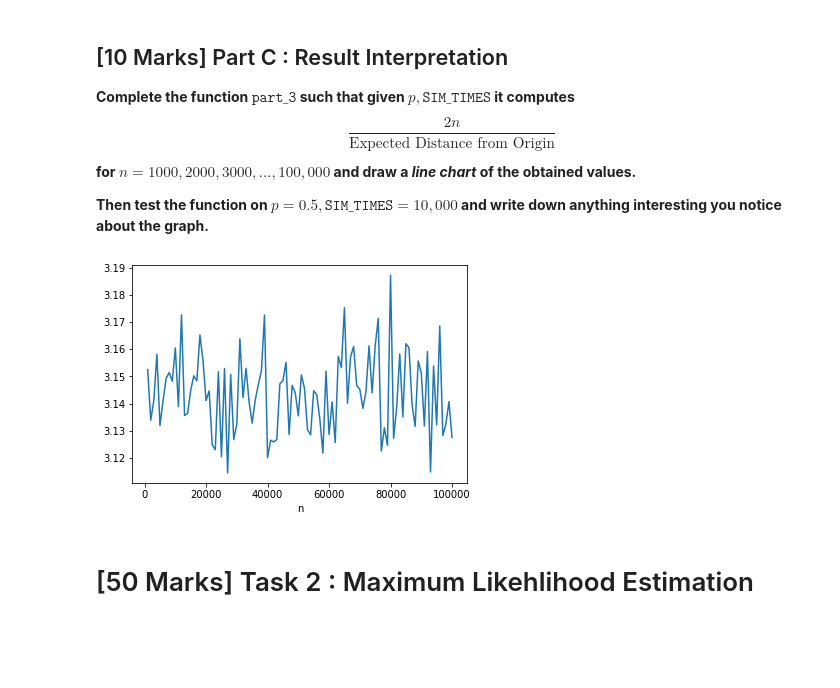
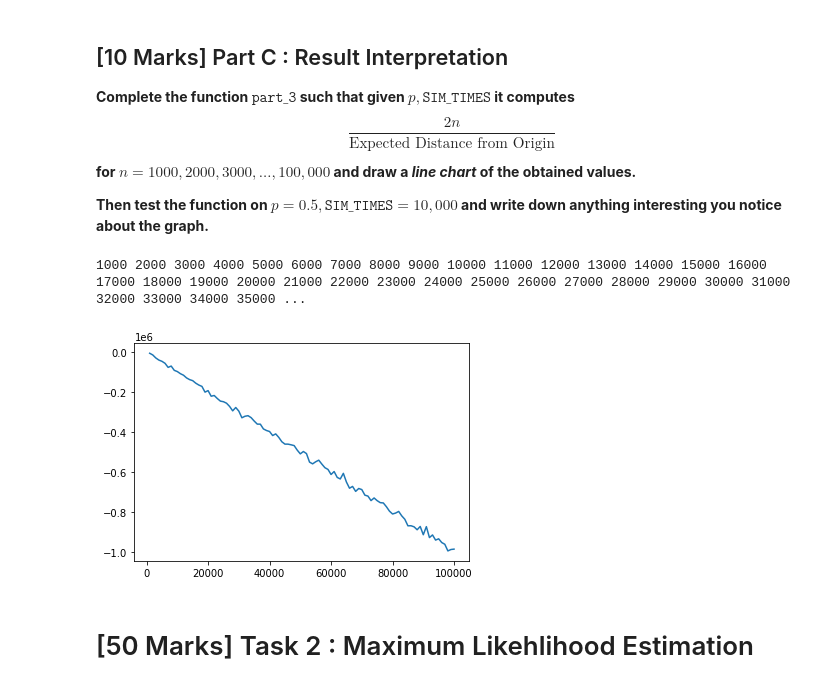
Before and after one commit to mj06879/Probability-and-Statistics-Projects, a Jupyter notebook: 2/Project_2_Student Version.ipynb, the cells around one changed output. Cells and saved outputs as stored; diff of their text form; code cells hidden in the pictures; blank space fills up the shorter version.

```diff
--- a/2/Project_2_Student Version.ipynb
+++ b/2/Project_2_Student Version.ipynb
@@ -96,15 +107,32 @@ random_walk(100, 0.5, 10000)
 and draw a _line chart_ of the obtained values.**
 
 **Then test the function on $p=0.5,\texttt{SIM\_TIMES} =10,000$ and write down anything interesting you notice about the graph.**
-# %%
-def part_3(p, SIM_TIMES):
-    # TODO: Complete the function and remember to label the axes appropriately
-    pass
-
-
-part_3(0.5, 100000)
-# %% [output]
-[figure, removed]
+# %%
+def part_3(p, SIM_TIMES):
+    # TODO: Complete the function and remember to label the axes appropriately
+    while SIM_TIMES:
+        n = 1000
+        Y = []
+        X = []
+        # EX = n*(2*p-1)
+        # mu = EX
+        while n <= 100000:
+            mu = random_walk(n, p, 1)
+            X.append(n)
+            Y.append(2 * n / mu)
+            # print(n, end=" ")
+            n += 1000
+        # print(Y)
+        SIM_TIMES -= 1
+
+    plt.plot(X, Y)
+    plt.show()
+
+
+part_3(0.4, 1)
+# %% [output]
+1000 2000 3000 4000 5000 6000 7000 8000 9000 10000 11000 12000 13000 14000 15000 16000 17000 18000 19000 20000 21000 22000 23000 24000 25000 26000 27000 28000 29000 30000 31000 32000 33000 34000 35000 ...
+[figure, added]
 # %% [markdown]
 # [50 Marks] Task 2 : Maximum Likehlihood Estimation
 # %% [markdown]
```
Also changed, not shown: parts of 3 cells of this notebook.
